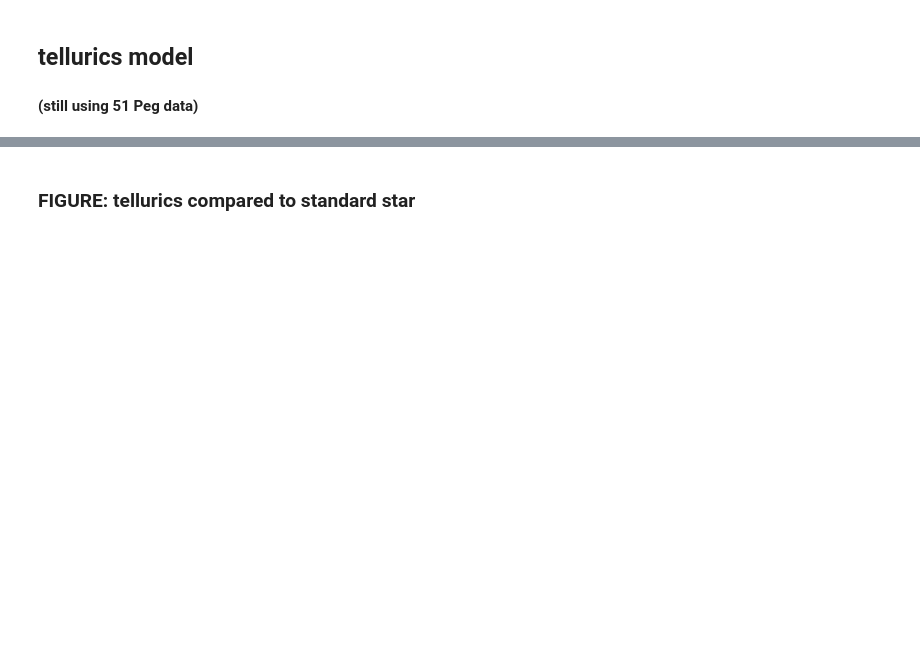
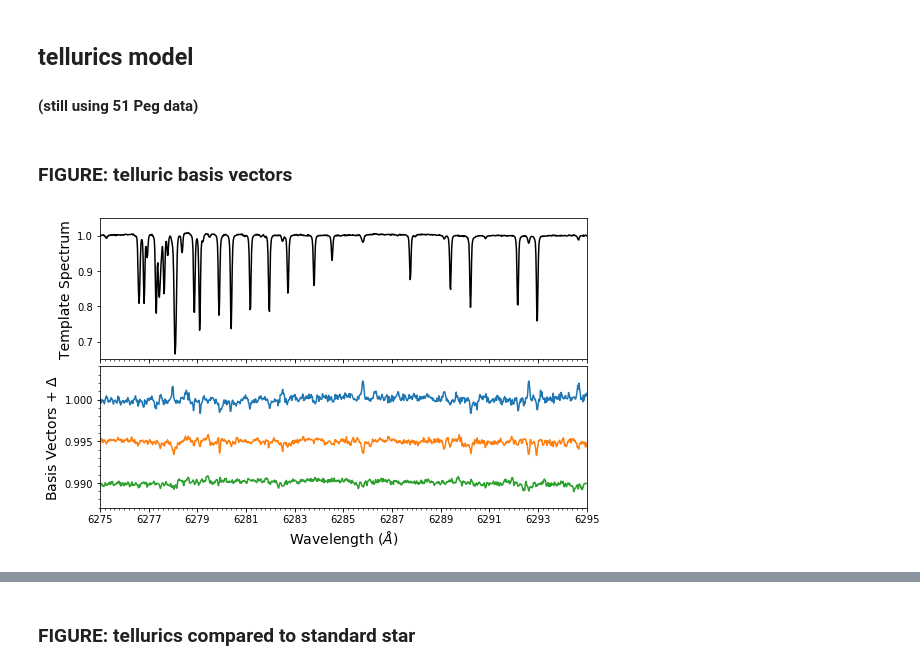
Before and after one commit to megbedell/wobble, a Jupyter notebook: paper/figures/make_figures.ipynb, the cells around one changed output, grey strips where cells are left out. Drawn from its saved outputs; the diff is of its cells as text; code cells hidden in the pictures; blank space fills up the shorter version.

```diff
--- a/paper/figures/make_figures.ipynb
+++ b/paper/figures/make_figures.ipynb
@@ -177,3 +177,30 @@ planet msini = 0.45 MJup
 # %% [markdown]
 ## tellurics model
 #### (still using 51 Peg data)
+# %% [markdown]
+### FIGURE: telluric basis vectors
+# %%
+r = 63
+xlim = [6275,6295]
+fig, (ax1, ax2) = plt.subplots(2, 1, gridspec_kw = {'height_ratios':[1, 1]},
+                               figsize=(8,5), sharex=True)
+ax1.plot(np.exp(results_51peg.tellurics_template_xs[r]),
+       np.exp(results_51peg.tellurics_template_ys[r]), c='k')
+for k in range(results_51peg.tellurics_K[r]):
+    ax2.plot(np.exp(results_51peg.tellurics_template_xs[r]),
+            np.exp(results_51peg.tellurics_basis_vectors[r][k]) - 0.005*k)
+ax1.set_xlim(xlim)
+ax1.set_ylim([0.65,1.05])
+ax2.set_xlim(xlim)
+ax1.set_ylabel('Template Spectrum', fontsize=14)
+ax2.set_xlabel(r'Wavelength ($\AA$)', fontsize=14)
+ax2.set_ylabel(r'Basis Vectors + $\Delta$', fontsize=14)
+ax2.set_yticks(np.arange(0.990,1.005,0.005))
+ax2.set_yticks(np.arange(0.987,1.005,0.001), minor=True)
+ax2.set_xticks(np.arange(xlim[0],xlim[1]+1,2.0))
+ax2.set_xticks(np.arange(xlim[0],xlim[1],0.2), minor=True)
+fig.tight_layout()
+fig.subplots_adjust(hspace=.05)
+plt.savefig('telluric_basis.png')
+# %% [output]
+[figure, added]
```
Also changed, not shown: parts of 16 cells of this notebook.
